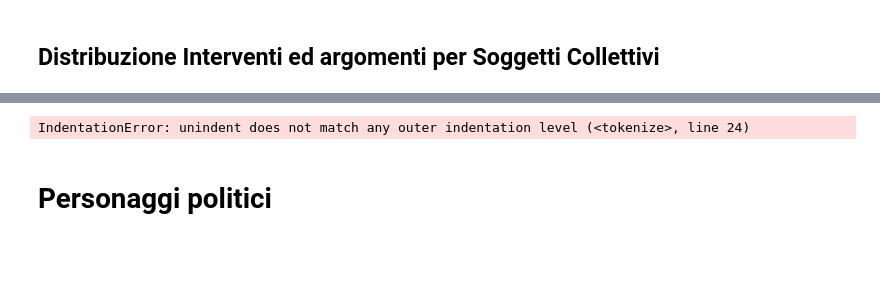
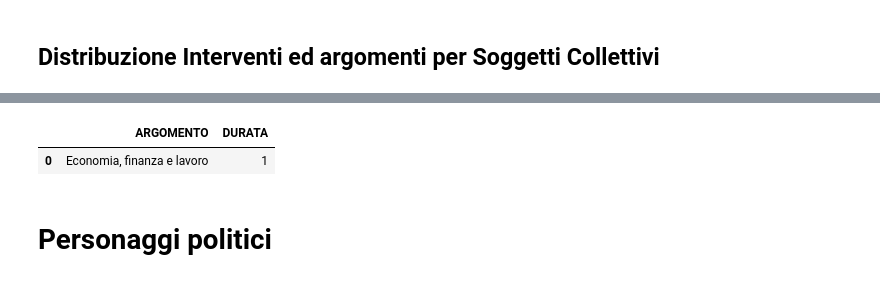
Before and after one commit to g0v-it/agcom, a Jupyter notebook: code/analisi.ipynb, the cells around one changed output, grey strips where cells are left out. Drawn from its saved outputs; the diff is of its cells as text; code cells hidden in the pictures; blank space fills up the shorter version.

```diff
--- a/code/analisi.ipynb
+++ b/code/analisi.ipynb
@@ -118,37 +193,59 @@ data2json(data_distro_interventi, "presenza_movimenti.json")
 # %%
-jump = "Politica e attivit\u00e0 istituzionali"
 sankey_data_name = []
 sankey_data_links = []
 sankey_data = {}
-for categoria in categorie_argomento:
-    if categoria != jump:
-        name_sankey = {}
-        name_sankey['name'] = categoria
-        sankey_data_name.append(name_sankey)
-    addargomenti = True
-    dati_soggetto_collettivo = data[data.COGNOME == name]
-    argomenti = dati_soggetto_collettivo.groupby(["ARGOMENTO"])["DURATA"].sum(
+sankey_data_categorie = []
+
+for idx, row in categorie_durata.iterrows():
+    categoria = row.ARGOMENTO
+    name_sankey = {}
+    name_sankey['name'] = categoria
+    name_sankey['symbolSize'] = row.DIMENSIONE
+    name_sankey['value'] = row.DURATA/60
+    name_sankey['category'] = categoria
+    sankey_data_name.append(name_sankey)
+    category = {}
+    category['name'] = categoria
+    itemstyle = {}
+    itemstyle['color'] = coloriCategorie[categoria]
+    category['itemStyle'] = itemstyle
+    sankey_data_categorie.append(category)
+
+category = {}
+category['name'] = "Soggetto politico"
+itemstyle = {}
+itemstyle['color'] = "gray"
+category['itemStyle'] = itemstyle
+sankey_data_categorie.append(category)
+
+
+for nome in senza_politica.COGNOME.unique():
+    name_sankey = {}
+    name_sankey['name'] = nome
+    name_sankey['category'] = "Soggetto politico"
+    name_sankey['symbolSize'] = 20
+    sankey_data_name.append(name_sankey)
+    senza_politica_gruppo = senza_politica[senza_politica.COGNOME == nome]
+    argomenti = senza_politica_gruppo.groupby(["ARGOMENTO"])["DURATA"].sum(
     ).reset_index().fillna(0).sort_values(by="DURATA", ascending=False)
     for idx, row in argomenti.iterrows():
         oggetto = {}
-        oggetto['source'] = name
-        oggetto['target'] = row.ARGOMENTO
+        oggetto['source'] = row.ARGOMENTO
+        oggetto['target'] = nome
         oggetto['value'] = round(row.DURATA / 60, 2)
         itemstyle = {}
         itemstyle['color'] = coloriCategorie[row.ARGOMENTO]
-        #oggetto['itemStyle'] = itemstyle
+        oggetto['itemStyle'] = itemstyle
         sankey_data_links.append(oggetto)
-       if row.ARGOMENTO != jump:
-        name_sankey = {}
-        name_sankey['name'] = name
-        sankey_data_name.append(name_sankey)
 sankey_data['data'] = sankey_data_name
 sankey_data['links'] = sankey_data_links
-    oggetti_distro_interventi.append(root)
-
+sankey_data['categories'] = sankey_data_categorie
 data2json(sankey_data, "argomenti_movimenti.json")
-# %% [output]
-IndentationError: unindent does not match any outer indentation level (<tokenize>, line 24)
+# %%
+argomenti
+# %% [output]
+|  | ARGOMENTO | DURATA |
+| 0 | Economia, finanza e lavoro | 1 |
 # %% [markdown]
 # Personaggi politici
 # %% [markdown]
```
Also changed, not shown: parts of 13 cells of this notebook, 1 other file.
